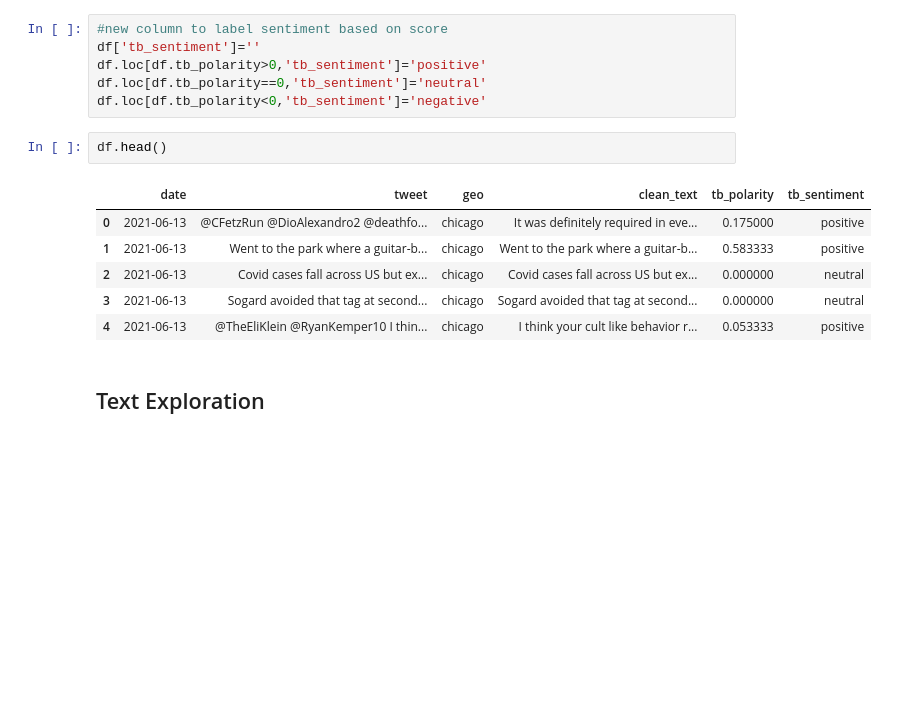
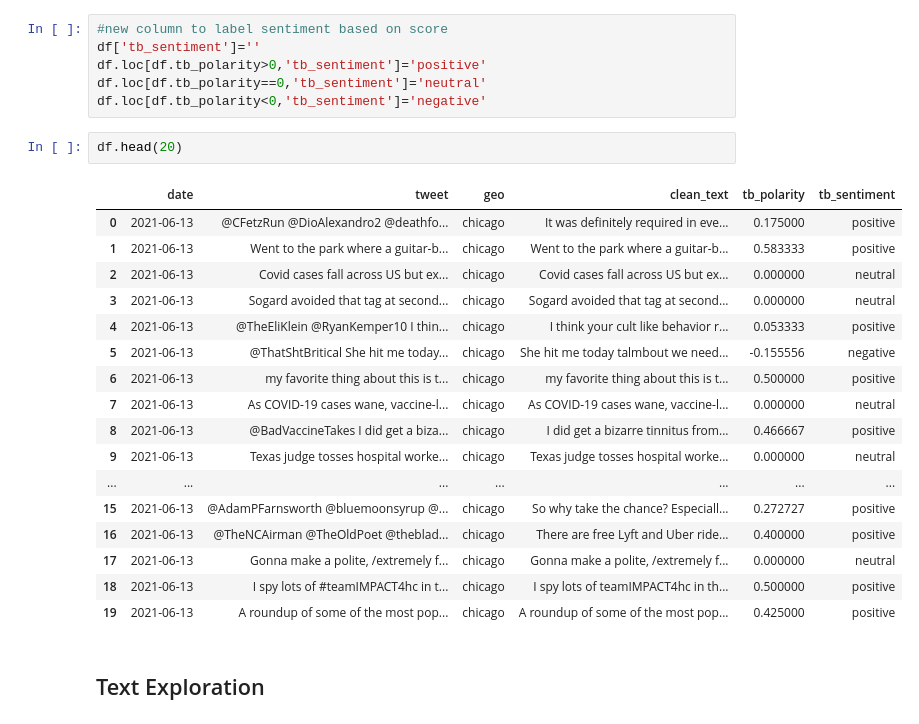
Before and after one commit to christisarv/2021-covid-vaccine-analysis, a Jupyter notebook: Twitter Sentiment Evaluation.ipynb, the cells around one changed output. Saved outputs shown, nothing was run; the diff lists cells and outputs as text; blank space fills up the shorter version.

```diff
--- a/Twitter Sentiment Evaluation.ipynb
+++ b/Twitter Sentiment Evaluation.ipynb
@@ -73,14 +75,25 @@ df.loc[df.tb_polarity>0,'tb_sentiment']='positive'
 df.loc[df.tb_polarity==0,'tb_sentiment']='neutral'
 df.loc[df.tb_polarity<0,'tb_sentiment']='negative'
 # %%
-df.head()
+df.head(20)
 # %% [output]
 |  | date | tweet | geo | clean_text | tb_polarity | tb_sentiment |
 | 0 | 2021-06-13 | @CFetzRun @DioAlexandro2 @deathfo... | chicago | It was definitely required in eve... | 0.175000 | positive |
 | 1 | 2021-06-13 | Went to the park where a guitar-b... | chicago | Went to the park where a guitar-b... | 0.583333 | positive |
 | 2 | 2021-06-13 | Covid cases fall across US but ex... | chicago | Covid cases fall across US but ex... | 0.000000 | neutral |
 | 3 | 2021-06-13 | Sogard avoided that tag at second... | chicago | Sogard avoided that tag at second... | 0.000000 | neutral |
 | 4 | 2021-06-13 | @TheEliKlein @RyanKemper10 I thin... | chicago | I think your cult like behavior r... | 0.053333 | positive |
+| 5 | 2021-06-13 | @ThatShtBritical She hit me today... | chicago | She hit me today talmbout we need... | -0.155556 | negative |
+| 6 | 2021-06-13 | my favorite thing about this is t... | chicago | my favorite thing about this is t... | 0.500000 | positive |
+| 7 | 2021-06-13 | As COVID-19 cases wane, vaccine-l... | chicago | As COVID-19 cases wane, vaccine-l... | 0.000000 | neutral |
+| 8 | 2021-06-13 | @BadVaccineTakes I did get a biza... | chicago | I did get a bizarre tinnitus from... | 0.466667 | positive |
+| 9 | 2021-06-13 | Texas judge tosses hospital worke... | chicago | Texas judge tosses hospital worke... | 0.000000 | neutral |
+| ... | ... | ... | ... | ... | ... | ... |
+| 15 | 2021-06-13 | @AdamPFarnsworth @bluemoonsyrup @... | chicago | So why take the chance? Especiall... | 0.272727 | positive |
+| 16 | 2021-06-13 | @TheNCAirman @TheOldPoet @theblad... | chicago | There are free Lyft and Uber ride... | 0.400000 | positive |
+| 17 | 2021-06-13 | Gonna make a polite, /extremely f... | chicago | Gonna make a polite, /extremely f... | 0.000000 | neutral |
+| 18 | 2021-06-13 | I spy lots of #teamIMPACT4hc in t... | chicago | I spy lots of teamIMPACT4hc in th... | 0.500000 | positive |
+| 19 | 2021-06-13 | A roundup of some of the most pop... | chicago | A roundup of some of the most pop... | 0.425000 | positive |
 # %% [markdown]
 ## Text Exploration
 # %% [markdown]
```
Also changed, not shown: parts of 30 cells of this notebook, 1 other file.
